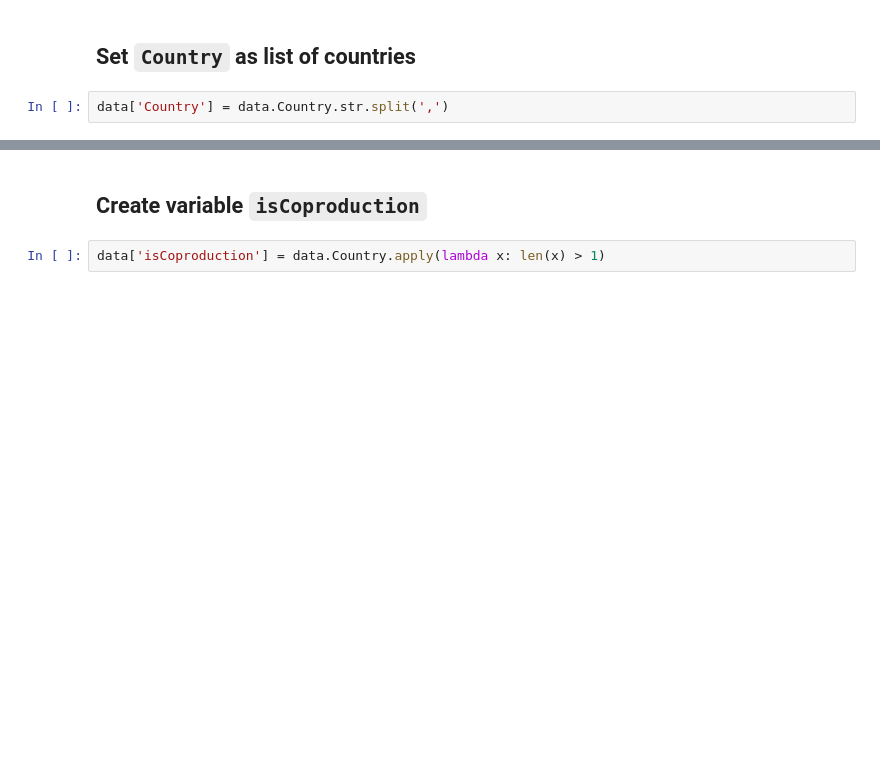
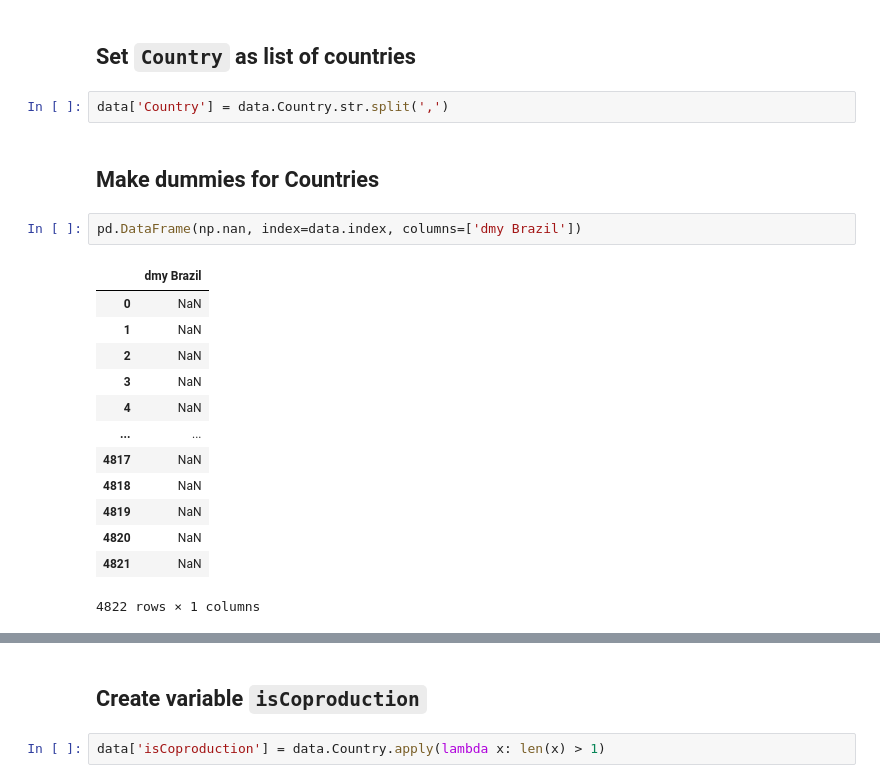
Before and after one commit to felbuch/movie_success_and_foreign_policy, a Jupyter notebook: 20-code/IMDB_Feature_Engineering.ipynb, the cells around one changed output, grey strips where cells are left out. Saved outputs shown, nothing was run; the diff lists cells and outputs as text; blank space fills up the shorter version.

```diff
--- a/20-code/IMDB_Feature_Engineering.ipynb
+++ b/20-code/IMDB_Feature_Engineering.ipynb
@@ -155,3 +156,21 @@ if 'Language' in data.columns:
 ## Set `Country` as list of countries
 # %%
 data['Country'] = data.Country.str.split(',')
+# %% [markdown]
+## Make dummies for Countries
+# %%
+pd.DataFrame(np.nan, index=data.index, columns=['dmy Brazil'])
+# %% [output]
+|  | dmy Brazil |
+| 0 | NaN |
+| 1 | NaN |
+| 2 | NaN |
+| 3 | NaN |
+| 4 | NaN |
+| ... | ... |
+| 4817 | NaN |
+| 4818 | NaN |
+| 4819 | NaN |
+| 4820 | NaN |
+| 4821 | NaN |
+4822 rows × 1 columns
```
Also changed, not shown: parts of 14 cells of this notebook.
